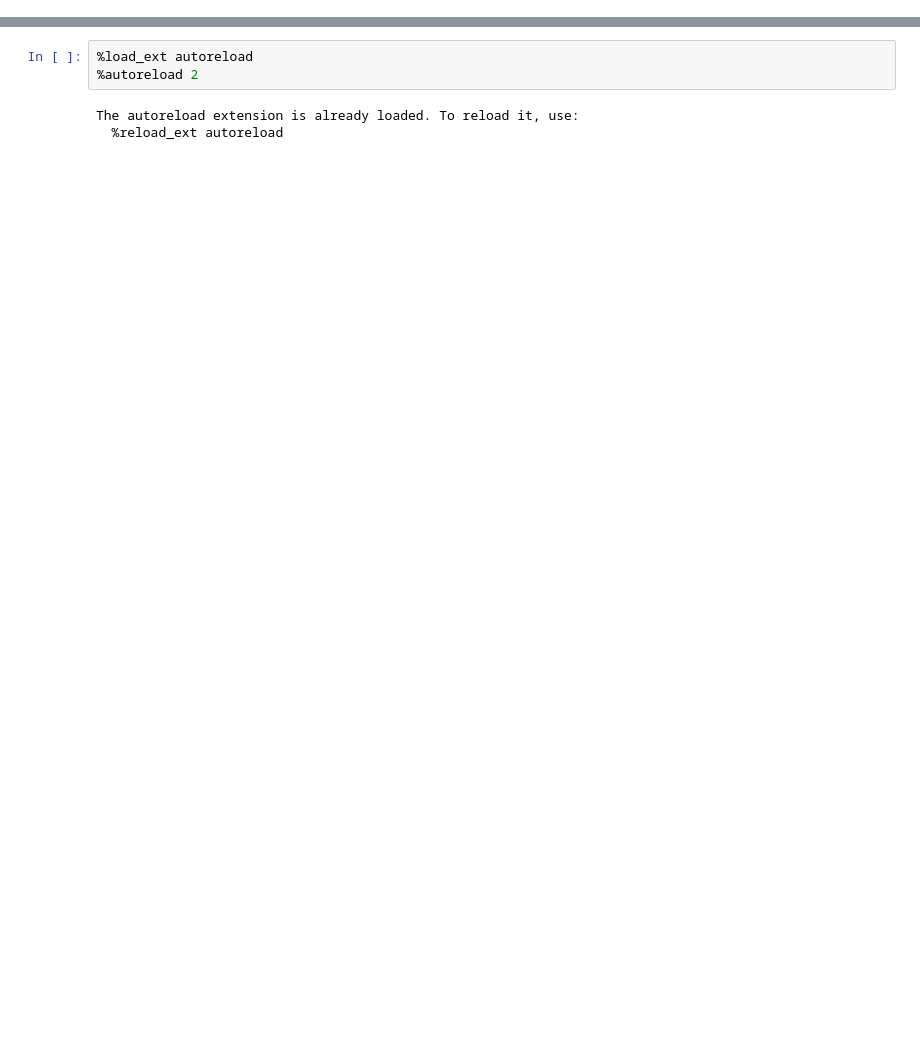
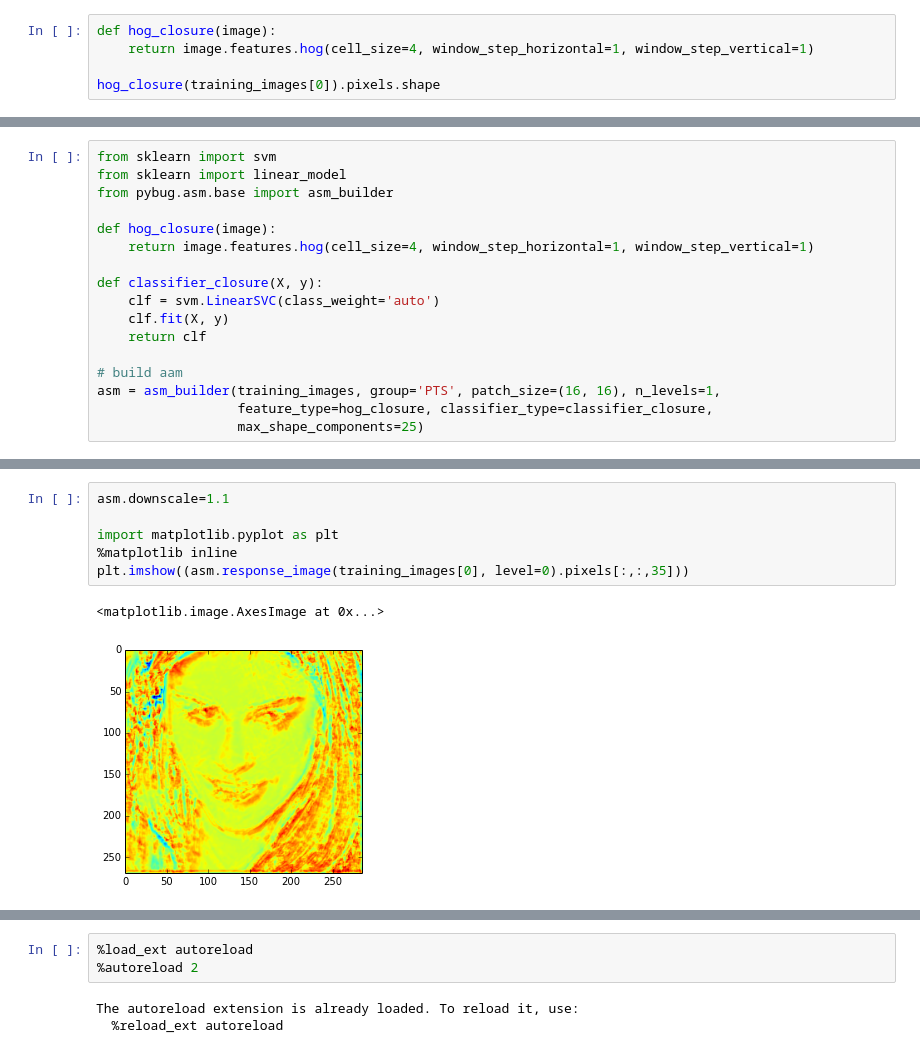
Before and after one commit to jalabort/scrap2, a Jupyter notebook: notebooks/pybug.clm/Untitled1.ipynb, the cells around one changed output, grey strips where cells are left out. Cells and saved outputs as stored; diff of their text form; blank space fills up the shorter version.

```diff
--- a/notebooks/pybug.clm/Untitled1.ipynb
+++ b/notebooks/pybug.clm/Untitled1.ipynb
@@ -19,0 +22,5 @@ training_images[0].landmarks['PTS'].view()
+# %%
+def hog_closure(image):
+    return image.features.hog(cell_size=4, window_step_horizontal=1, window_step_vertical=1)
+
+hog_closure(training_images[0]).pixels.shape
@@ -19,0 +29,17 @@ training_images[0].landmarks['PTS'].view()
+# %%
+from sklearn import svm
+from sklearn import linear_model
+from pybug.asm.base import asm_builder
+
+def hog_closure(image):
+    return image.features.hog(cell_size=4, window_step_horizontal=1, window_step_vertical=1)
+
+def classifier_closure(X, y):
+    clf = svm.LinearSVC(class_weight='auto')
+    clf.fit(X, y)
+    return clf
+
+# build aam
+asm = asm_builder(training_images, group='PTS', patch_size=(16, 16), n_levels=1,
+                  feature_type=hog_closure, classifier_type=classifier_closure,
+                  max_shape_components=25)
@@ -19,0 +74,9 @@ training_images[0].landmarks['PTS'].view()
+# %%
+asm.downscale=1.1
+
+import matplotlib.pyplot as plt
+%matplotlib inline
+plt.imshow((asm.response_image(training_images[0], level=0).pixels[:,:,35]))
+# %% [output]
+<matplotlib.image.AxesImage at 0x...>
+[figure, added]
```
Also changed, not shown: parts of 12 cells of this notebook, 1 other file.
